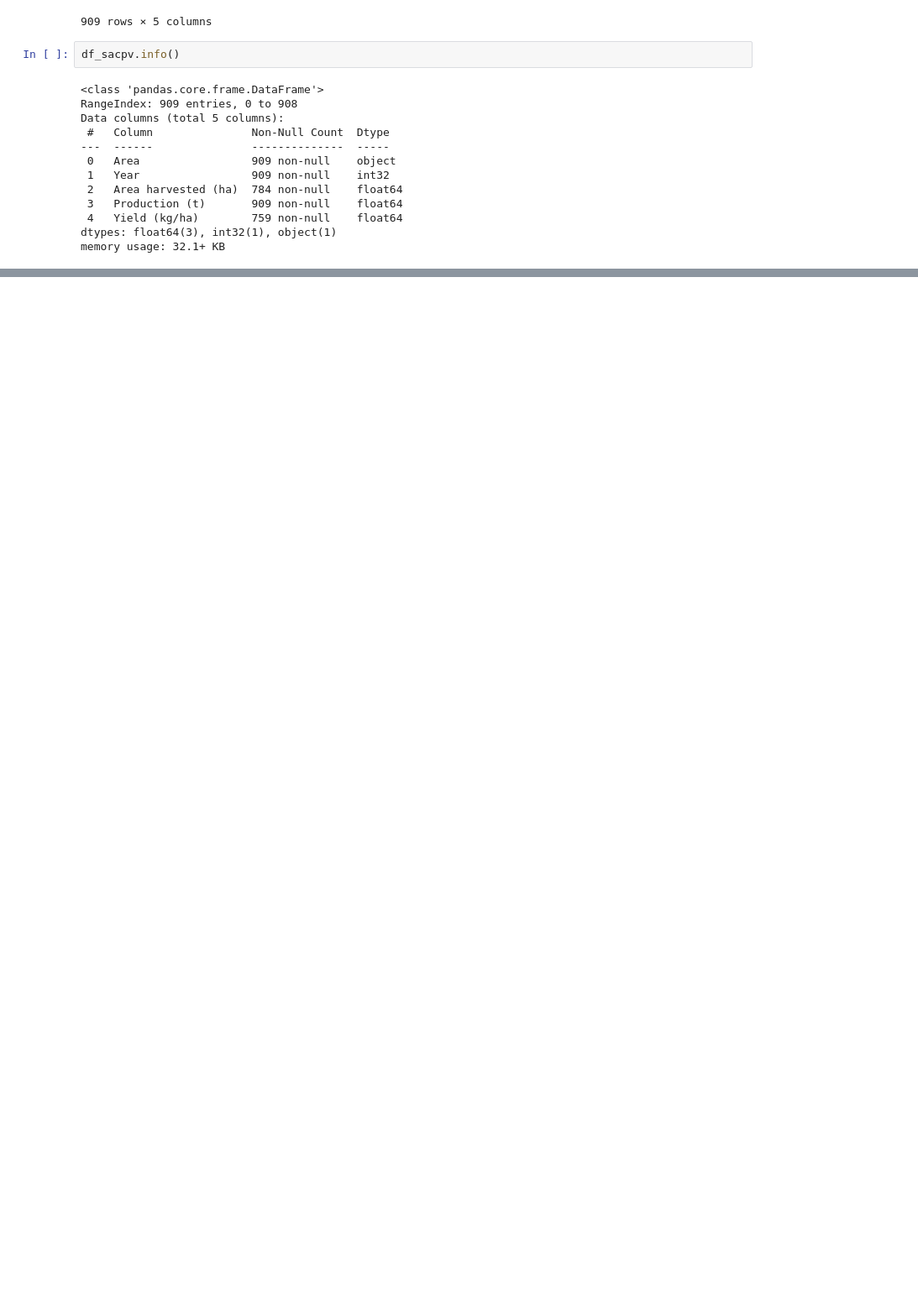
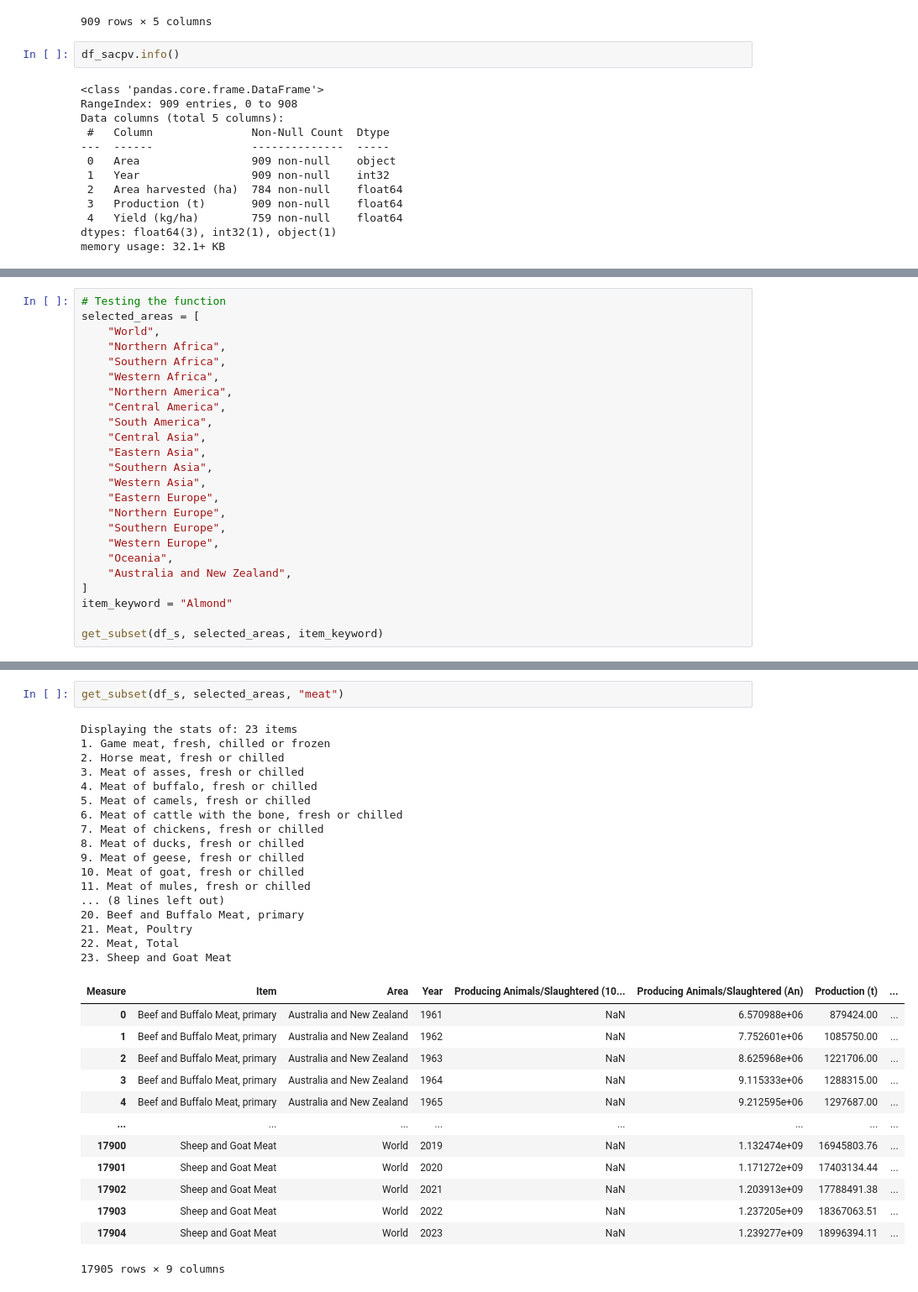
Before and after one commit to drnesr/ProjFAO01, a Jupyter notebook: DataExploration01.ipynb, the cells around one changed output, grey strips where cells are left out. Shown at 84% size. Saved outputs shown, nothing was run; the diff lists cells and outputs as text; blank space fills up the shorter version.

Commit message:
Make a function to subset the data
Making a general function that gets a subset of the main dataset.

```diff
--- a/DataExploration01.ipynb
+++ b/DataExploration01.ipynb
@@ -483,0 +548,24 @@ memory usage: 32.1+ KB
+# %%
+# Testing the function
+selected_areas = [
+    "World",
+    "Northern Africa",
+    "Southern Africa",
+    "Western Africa",
+    "Northern America",
+    "Central America",
+    "South America",
+    "Central Asia",
+    "Eastern Asia",
+    "Southern Asia",
+    "Western Asia",
+    "Eastern Europe",
+    "Northern Europe",
+    "Southern Europe",
+    "Western Europe",
+    "Oceania",
+    "Australia and New Zealand",
+]
+item_keyword = "Almond"
+
+get_subset(df_s, selected_areas, item_keyword)
@@ -483,0 +604,33 @@ memory usage: 32.1+ KB
+# %%
+get_subset(df_s, selected_areas, "meat")
+# %% [output]
+Displaying the stats of: 23 items
+1. Game meat, fresh, chilled or frozen
+2. Horse meat, fresh or chilled
+3. Meat of asses, fresh or chilled
+4. Meat of buffalo, fresh or chilled
+5. Meat of camels, fresh or chilled
+6. Meat of cattle with the bone, fresh or chilled
+7. Meat of chickens, fresh or chilled
+8. Meat of ducks, fresh or chilled
+9. Meat of geese, fresh or chilled
+10. Meat of goat, fresh or chilled
+11. Meat of mules, fresh or chilled
+... (8 lines left out)
+20. Beef and Buffalo Meat, primary
+21. Meat, Poultry
+22. Meat, Total
+23. Sheep and Goat Meat
+| Measure | Item | Area | Year | Producing Animals/Slaughtered (10... | Producing Animals/Slaughtered (An) | Production (t) | ... |
+| 0 | Beef and Buffalo Meat, primary | Australia and New Zealand | 1961 | NaN | 6.570988e+06 | 879424.00 | ... |
+| 1 | Beef and Buffalo Meat, primary | Australia and New Zealand | 1962 | NaN | 7.752601e+06 | 1085750.00 | ... |
+| 2 | Beef and Buffalo Meat, primary | Australia and New Zealand | 1963 | NaN | 8.625968e+06 | 1221706.00 | ... |
+| 3 | Beef and Buffalo Meat, primary | Australia and New Zealand | 1964 | NaN | 9.115333e+06 | 1288315.00 | ... |
+| 4 | Beef and Buffalo Meat, primary | Australia and New Zealand | 1965 | NaN | 9.212595e+06 | 1297687.00 | ... |
+| ... | ... | ... | ... | ... | ... | ... | ... |
+| 17900 | Sheep and Goat Meat | World | 2019 | NaN | 1.132474e+09 | 16945803.76 | ... |
+| 17901 | Sheep and Goat Meat | World | 2020 | NaN | 1.171272e+09 | 17403134.44 | ... |
+| 17902 | Sheep and Goat Meat | World | 2021 | NaN | 1.203913e+09 | 17788491.38 | ... |
+| 17903 | Sheep and Goat Meat | World | 2022 | NaN | 1.237205e+09 | 18367063.51 | ... |
+| 17904 | Sheep and Goat Meat | World | 2023 | NaN | 1.239277e+09 | 18996394.11 | ... |
+17905 rows × 9 columns
```
Also changed, not shown: parts of 14 cells of this notebook.
